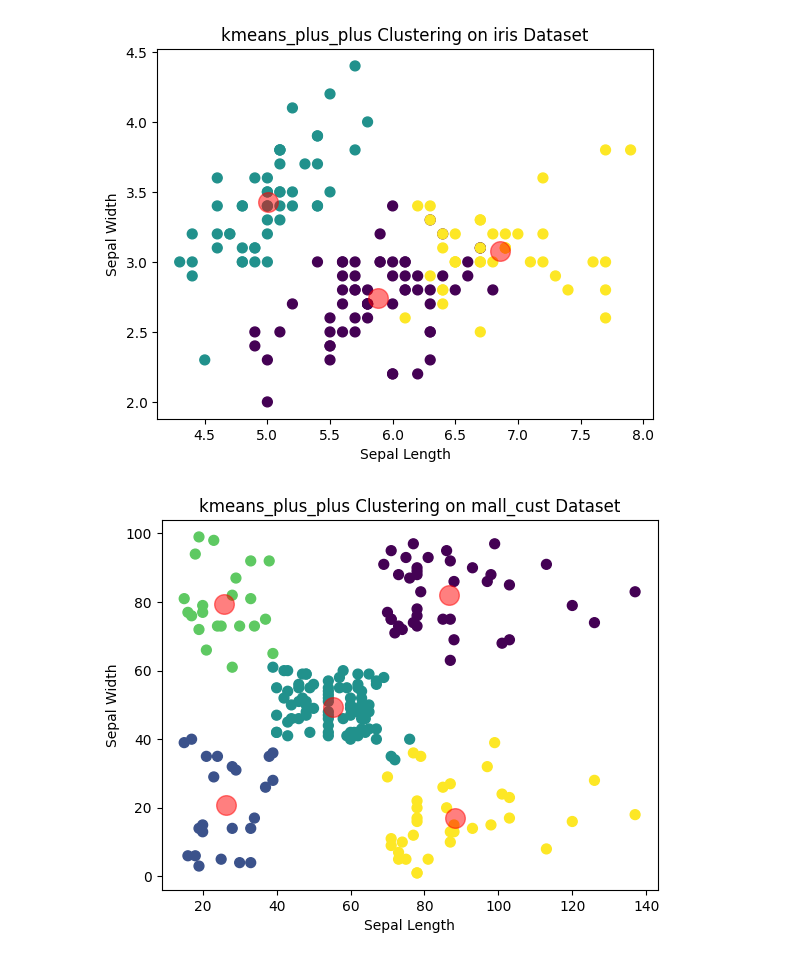
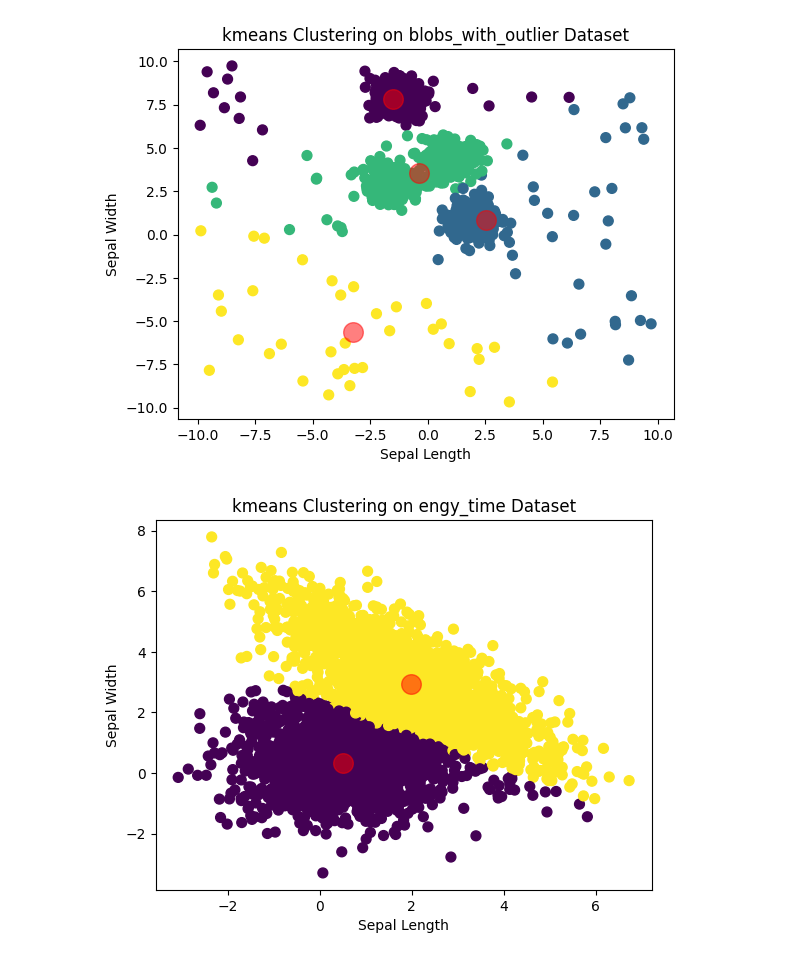
Before and after one commit to jybxie123/dm_proj_clustering, a Jupyter notebook: main.ipynb, the cells around one changed output. Cells and saved outputs as stored; diff of their text form; code cells hidden in the pictures.

Commit message:
Feat: add blob and other datesets, kmeans and kmeans++

```diff
--- a/main.ipynb
+++ b/main.ipynb
@@ -2,8 +2,8 @@
 import clustering as cl
 # %%
 clustering_methods = ['kmeans', 'kmeans_plus_plus'] # 'dbscan'
-datasets = ['iris', 'mall_cust', 'blobs']
-y_num = {'iris':3, 'mall_cust': 5, 'blobs':4}
+datasets = ['iris', 'mall_cust', 'blobs', 'blobs_with_outlier', 'engy_time', 'two_diamonds']
+y_num = {'iris':3, 'mall_cust': 5, 'blobs':3, 'blobs_with_outlier':4, 'engy_time':2, 'two_diamonds':2}
 for m in clustering_methods:
     for d in datasets:
         c = cl.Clustering(m, d, y_num[d])
@@ -15,2 +15,2 @@ for m in clustering_methods:
-[figure, old version]
+[figure, new version]
-[figure, old version]
+[figure, new version]
```
Also changed, not shown: parts of 1 cell of this notebook, 14 other files.
